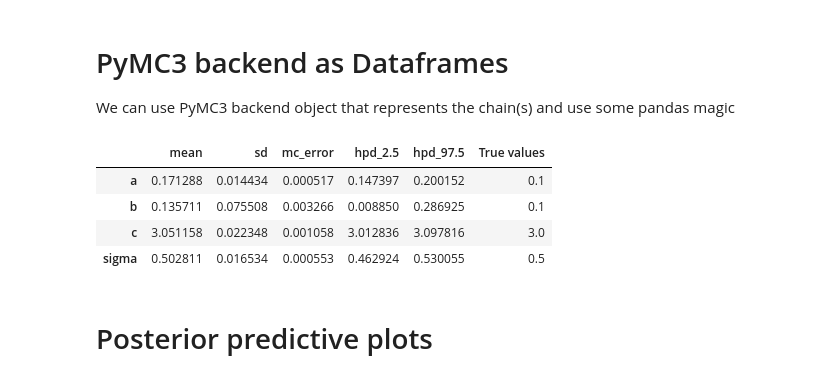
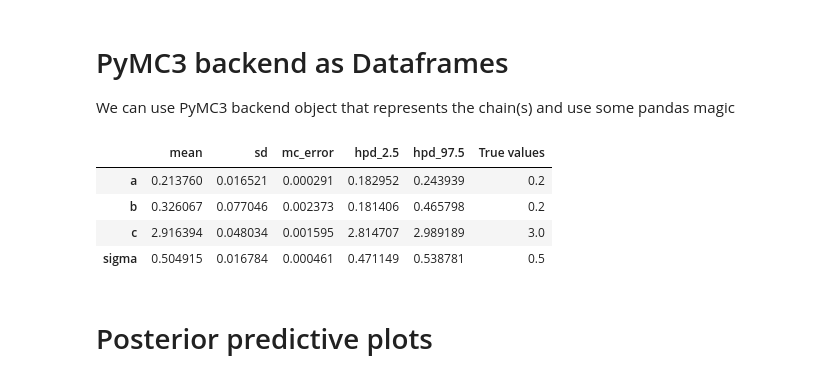
Before and after one commit to sanmitraghosh/P2M2, a Jupyter notebook: Fitzhugh-Nagumo inference.ipynb, the cells around one changed output. Drawn from its saved outputs; the diff is of its cells as text; code cells hidden in the pictures.

```diff
--- a/Fitzhugh-Nagumo inference.ipynb
+++ b/Fitzhugh-Nagumo inference.ipynb
@@ -174,18 +174,18 @@ We can use PyMC3 backend object that represents the chain(s) and use some pandas
 # %%
 import pandas as pd
 
 results=[pm.df_summary(trace, ['a']),pm.df_summary(trace, ['b']),pm.df_summary(trace, ['c'])\
         ,pm.df_summary(trace, ['sigma'])]
 results=pd.concat(results)
 
-results['True values'] = pd.Series(np.array([0.1,0.1,3.0,0.5]), index=results.index)
+results['True values'] = pd.Series(np.array([0.2,0.2,3.0,0.5]), index=results.index)
 results
 # %% [output]
 |  | mean | sd | mc_error | hpd_2.5 | hpd_97.5 | True values |
-| a | 0.171288 | 0.014434 | 0.000517 | 0.147397 | 0.200152 | 0.1 |
-| b | 0.135711 | 0.075508 | 0.003266 | 0.008850 | 0.286925 | 0.1 |
-| c | 3.051158 | 0.022348 | 0.001058 | 3.012836 | 3.097816 | 3.0 |
-| sigma | 0.502811 | 0.016534 | 0.000553 | 0.462924 | 0.530055 | 0.5 |
+| a | 0.213760 | 0.016521 | 0.000291 | 0.182952 | 0.243939 | 0.2 |
+| b | 0.326067 | 0.077046 | 0.002373 | 0.181406 | 0.465798 | 0.2 |
+| c | 2.916394 | 0.048034 | 0.001595 | 2.814707 | 2.989189 | 3.0 |
+| sigma | 0.504915 | 0.016784 | 0.000461 | 0.471149 | 0.538781 | 0.5 |
 # %% [markdown]
 #  Posterior predictive plots
 # %%
```
Also changed, not shown: parts of 6 cells of this notebook, 2 other files.
